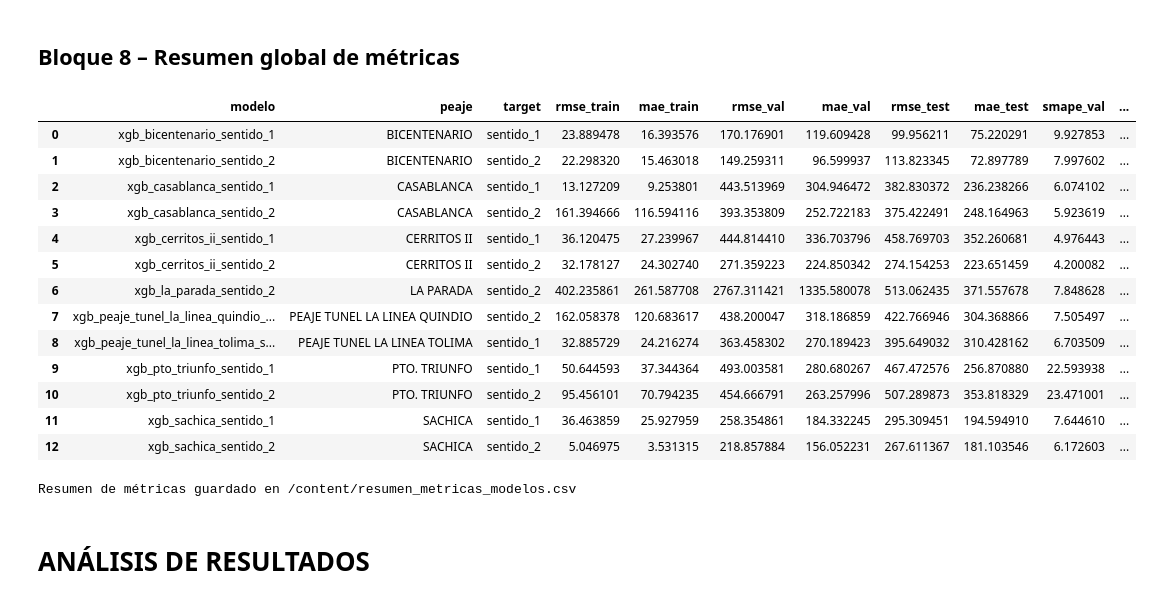
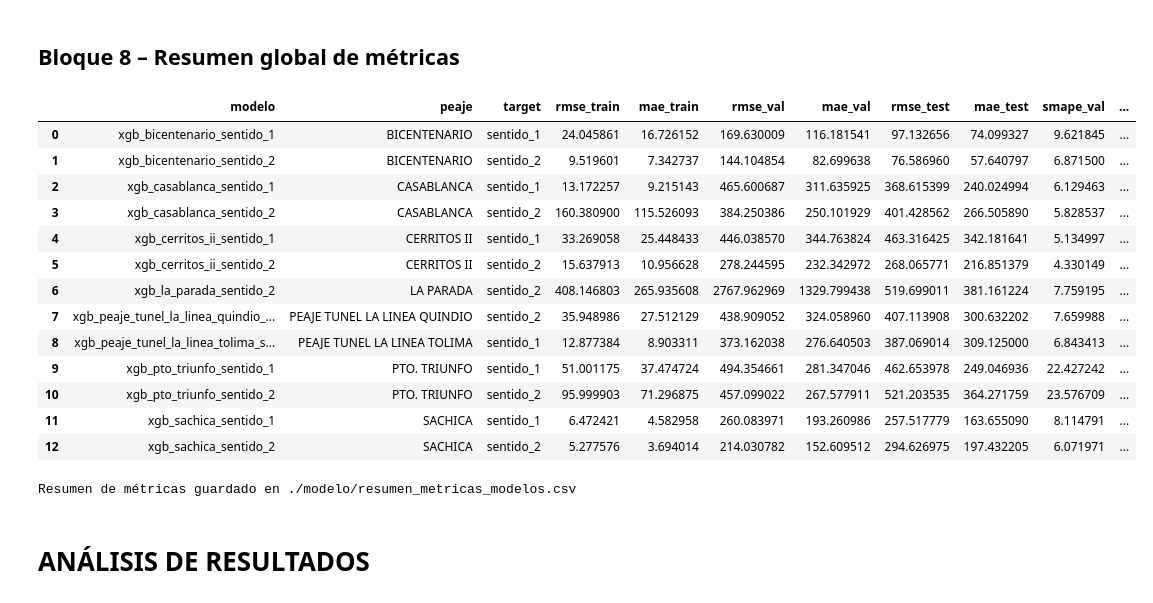
Before and after one commit to nicoestepa/Prediccion_Flujo_UNTP, a Jupyter notebook: Entrenamiento_Modelos.ipynb, the cells around one changed output. Drawn from its saved outputs; the diff is of its cells as text; code cells hidden in the pictures.

```diff
--- a/Entrenamiento_Modelos.ipynb
+++ b/Entrenamiento_Modelos.ipynb
@@ -679,7 +680,7 @@ for peaje in peajes:
         sentido_slug = target_col
         model_name = f"xgb_{peaje_slug}_{sentido_slug}"
         model_path = f"./modelo/{model_name}.joblib"
-        os.makedirs(model_path, exist_ok=True)
+        #os.makedirs(model_path, exist_ok=True)
 
         dump(model, model_path)
         print(f"Modelo guardado en: {model_path}")
@@ -729,47 +763,47 @@ FileNotFoundError: [Errno 2] No such file or directory: './modelo/xgb_bicentenar
 # %%
 if len(all_results) > 0:
     resumen_list = []
     for df_res in all_results:
         row = {
             "modelo": df_res['modelo'].iloc[0],
             "peaje": df_res['peaje'].iloc[0],
             "target": df_res['target'].iloc[0],
             "rmse_train": df_res['rmse_train'].iloc[0],
             "mae_train": df_res['mae_train'].iloc[0],
             "rmse_val": df_res['rmse_val'].iloc[0],
             "mae_val": df_res['mae_val'].iloc[0],
             "rmse_test": df_res['rmse_test'].iloc[0],
             "mae_test": df_res['mae_test'].iloc[0],
             "smape_val": df_res['smape_val'].iloc[0],
             "smape_test": df_res['smape_test'].iloc[0],
             "mase_val": df_res['mase_val'].iloc[0],
             "mase_test": df_res['mase_test'].iloc[0],
         }
         resumen_list.append(row)
 
     resumen_df = pd.DataFrame(resumen_list)
     resumen_df = resumen_df.sort_values(['peaje', 'target'])
 
     display(resumen_df)
 
-    resumen_df.to_csv("/content/resumen_metricas_modelos.csv", index=False)
-    print("Resumen de métricas guardado en /content/resumen_metricas_modelos.csv")
+    resumen_df.to_csv("./modelo/resumen_metricas_modelos.csv", index=False)
+    print("Resumen de métricas guardado en ./modelo/resumen_metricas_modelos.csv")
 # %% [output]
 |  | modelo | peaje | target | rmse_train | mae_train | rmse_val | mae_val | rmse_test | mae_test | smape_val | ... |
-| 0 | xgb_bicentenario_sentido_1 | BICENTENARIO | sentido_1 | 23.889478 | 16.393576 | 170.176901 | 119.609428 | 99.956211 | 75.220291 | 9.927853 | ... |
-| 1 | xgb_bicentenario_sentido_2 | BICENTENARIO | sentido_2 | 22.298320 | 15.463018 | 149.259311 | 96.599937 | 113.823345 | 72.897789 | 7.997602 | ... |
-| 2 | xgb_casablanca_sentido_1 | CASABLANCA | sentido_1 | 13.127209 | 9.253801 | 443.513969 | 304.946472 | 382.830372 | 236.238266 | 6.074102 | ... |
-| 3 | xgb_casablanca_sentido_2 | CASABLANCA | sentido_2 | 161.394666 | 116.594116 | 393.353809 | 252.722183 | 375.422491 | 248.164963 | 5.923619 | ... |
-| 4 | xgb_cerritos_ii_sentido_1 | CERRITOS II | sentido_1 | 36.120475 | 27.239967 | 444.814410 | 336.703796 | 458.769703 | 352.260681 | 4.976443 | ... |
-| 5 | xgb_cerritos_ii_sentido_2 | CERRITOS II | sentido_2 | 32.178127 | 24.302740 | 271.359223 | 224.850342 | 274.154253 | 223.651459 | 4.200082 | ... |
-| 6 | xgb_la_parada_sentido_2 | LA PARADA | sentido_2 | 402.235861 | 261.587708 | 2767.311421 | 1335.580078 | 513.062435 | 371.557678 | 7.848628 | ... |
-| 7 | xgb_peaje_tunel_la_linea_quindio_... | PEAJE TUNEL LA LINEA QUINDIO | sentido_2 | 162.058378 | 120.683617 | 438.200047 | 318.186859 | 422.766946 | 304.368866 | 7.505497 | ... |
-| 8 | xgb_peaje_tunel_la_linea_tolima_s... | PEAJE TUNEL LA LINEA TOLIMA | sentido_1 | 32.885729 | 24.216274 | 363.458302 | 270.189423 | 395.649032 | 310.428162 | 6.703509 | ... |
-| 9 | xgb_pto_triunfo_sentido_1 | PTO. TRIUNFO | sentido_1 | 50.644593 | 37.344364 | 493.003581 | 280.680267 | 467.472576 | 256.870880 | 22.593938 | ... |
-| 10 | xgb_pto_triunfo_sentido_2 | PTO. TRIUNFO | sentido_2 | 95.456101 | 70.794235 | 454.666791 | 263.257996 | 507.289873 | 353.818329 | 23.471001 | ... |
-| 11 | xgb_sachica_sentido_1 | SACHICA | sentido_1 | 36.463859 | 25.927959 | 258.354861 | 184.332245 | 295.309451 | 194.594910 | 7.644610 | ... |
-| 12 | xgb_sachica_sentido_2 | SACHICA | sentido_2 | 5.046975 | 3.531315 | 218.857884 | 156.052231 | 267.611367 | 181.103546 | 6.172603 | ... |
+| 0 | xgb_bicentenario_sentido_1 | BICENTENARIO | sentido_1 | 24.045861 | 16.726152 | 169.630009 | 116.181541 | 97.132656 | 74.099327 | 9.621845 | ... |
+| 1 | xgb_bicentenario_sentido_2 | BICENTENARIO | sentido_2 | 9.519601 | 7.342737 | 144.104854 | 82.699638 | 76.586960 | 57.640797 | 6.871500 | ... |
+| 2 | xgb_casablanca_sentido_1 | CASABLANCA | sentido_1 | 13.172257 | 9.215143 | 465.600687 | 311.635925 | 368.615399 | 240.024994 | 6.129463 | ... |
+| 3 | xgb_casablanca_sentido_2 | CASABLANCA | sentido_2 | 160.380900 | 115.526093 | 384.250386 | 250.101929 | 401.428562 | 266.505890 | 5.828537 | ... |
+| 4 | xgb_cerritos_ii_sentido_1 | CERRITOS II | sentido_1 | 33.269058 | 25.448433 | 446.038570 | 344.763824 | 463.316425 | 342.181641 | 5.134997 | ... |
+| 5 | xgb_cerritos_ii_sentido_2 | CERRITOS II | sentido_2 | 15.637913 | 10.956628 | 278.244595 | 232.342972 | 268.065771 | 216.851379 | 4.330149 | ... |
+| 6 | xgb_la_parada_sentido_2 | LA PARADA | sentido_2 | 408.146803 | 265.935608 | 2767.962969 | 1329.799438 | 519.699011 | 381.161224 | 7.759195 | ... |
+| 7 | xgb_peaje_tunel_la_linea_quindio_... | PEAJE TUNEL LA LINEA QUINDIO | sentido_2 | 35.948986 | 27.512129 | 438.909052 | 324.058960 | 407.113908 | 300.632202 | 7.659988 | ... |
+| 8 | xgb_peaje_tunel_la_linea_tolima_s... | PEAJE TUNEL LA LINEA TOLIMA | sentido_1 | 12.877384 | 8.903311 | 373.162038 | 276.640503 | 387.069014 | 309.125000 | 6.843413 | ... |
+| 9 | xgb_pto_triunfo_sentido_1 | PTO. TRIUNFO | sentido_1 | 51.001175 | 37.474724 | 494.354661 | 281.347046 | 462.653978 | 249.046936 | 22.427242 | ... |
+| 10 | xgb_pto_triunfo_sentido_2 | PTO. TRIUNFO | sentido_2 | 95.999903 | 71.296875 | 457.099022 | 267.577911 | 521.203535 | 364.271759 | 23.576709 | ... |
+| 11 | xgb_sachica_sentido_1 | SACHICA | sentido_1 | 6.472421 | 4.582958 | 260.083971 | 193.260986 | 257.517779 | 163.655090 | 8.114791 | ... |
+| 12 | xgb_sachica_sentido_2 | SACHICA | sentido_2 | 5.277576 | 3.694014 | 214.030782 | 152.609512 | 294.626975 | 197.432205 | 6.071971 | ... |
-Resumen de métricas guardado en /content/resumen_metricas_modelos.csv
+Resumen de métricas guardado en ./modelo/resumen_metricas_modelos.csv
 # %% [markdown]
 # **ANÁLISIS DE RESULTADOS**
 # %% [markdown]
```
Also changed, not shown: parts of 6 cells of this notebook, 1 other file.
